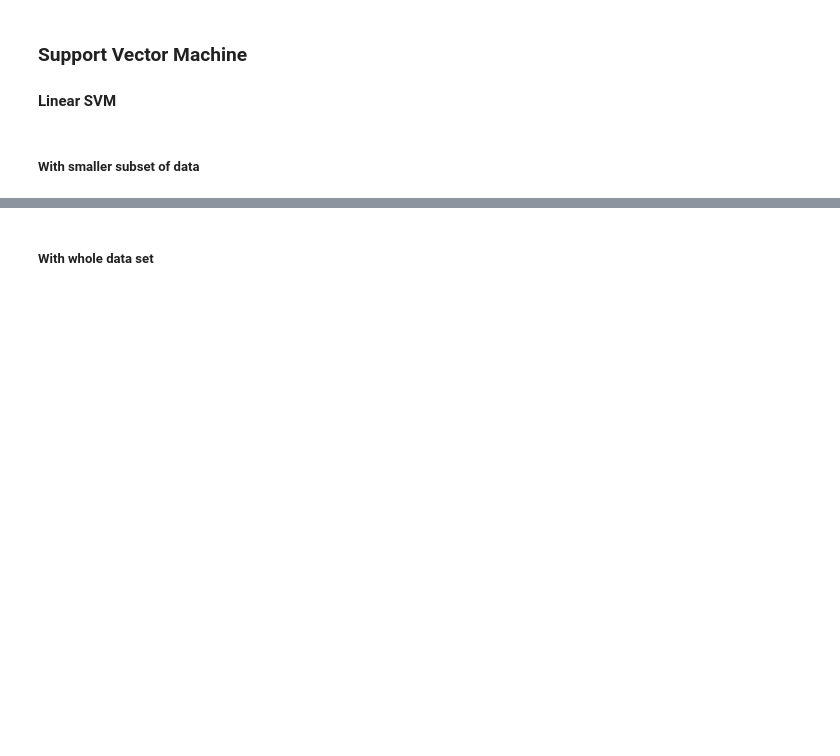
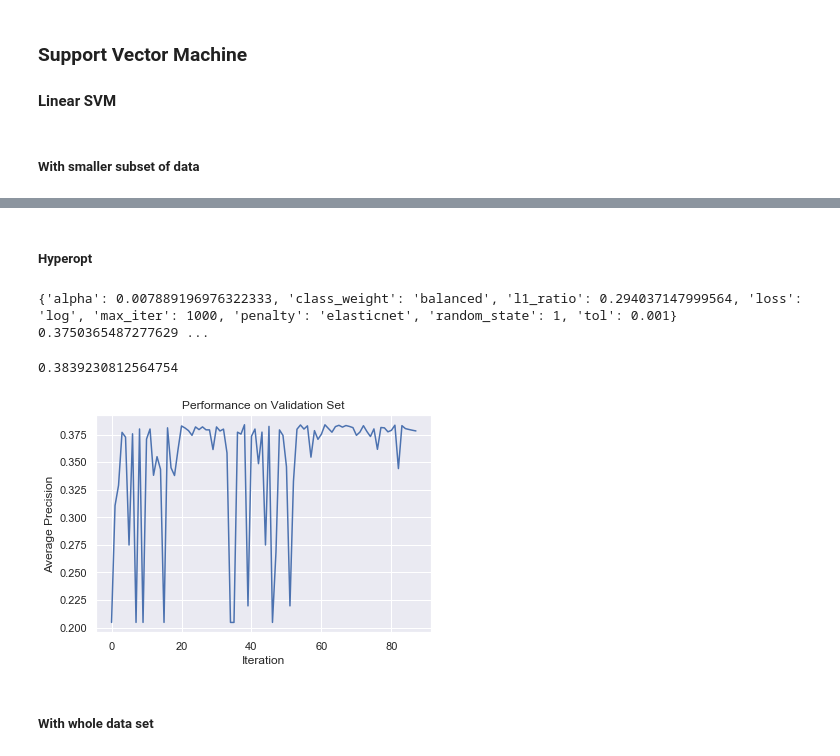
Before and after one commit to tloeber/Springboard, a Jupyter notebook: capstone_lending_club/2a_modeling.ipynb, the cells around one changed output, grey strips where cells are left out. Drawn from its saved outputs; the diff is of its cells as text; code cells hidden in the pictures; blank space fills up the shorter version.

```diff
--- a/capstone_lending_club/2a_modeling.ipynb
+++ b/capstone_lending_club/2a_modeling.ipynb
@@ -577,3 +848,44 @@ Best score: 0.384, best hyperparameters:  {'alpha': 0.1, 'l1_ratio': 0.0}
+# %% [markdown]
+##### Hyperopt
+# %%
+
+space = {
+    'loss': 'log',
+    'penalty': 'elasticnet',
+    'class_weight': 'balanced',
+    'max_iter': 1000,
+    'tol':1E-3,
+    'random_state': 1,
+    'alpha': hp.loguniform('alpha', -6, 1),
+    'l1_ratio': hp.uniform('l1_ratio', 0, 1)
+}
+
+# Find best hyperparameters
+best_p, ap = find_best_hp(
+      SGDClassifier, space,
+      X_train=X_train_small, y_train=y_train_small,
+      X_test=X_test_small, y_test=y_test_small,
+      max_evals=8*11, n_jobs=3, n_folds=3,
+      progress_file='progress_lr.csv')
+
+print(best_p, ap)
+# %% [output]
+{'alpha': 0.007889196976322333, 'class_weight': 'balanced', 'l1_ratio': 0.294037147999564, 'loss': 'log', 'max_iter': 1000, 'penalty': 'elasticnet', 'random_state': 1, 'tol': 0.001} 0.3750365487277629 ...
+# %%
+progress_lr = pd.read_csv('progress_lr.csv')
+# %%
+# Best average precision score on validation set
+-progress_lr.loss.min()
+# %% [output]
+0.3839230812564754
+# %%
+ap = - progress_lr.loss
+ap.plot()
+plt.title('Performance on Validation Set')
+plt.ylabel('Average Precision')
+plt.xlabel('Iteration');
+# %% [output]
+[figure, added]
 # %% [markdown]
 ##### With whole data set
 # %% [markdown]
```
Also changed, not shown: parts of 49 cells of this notebook.
